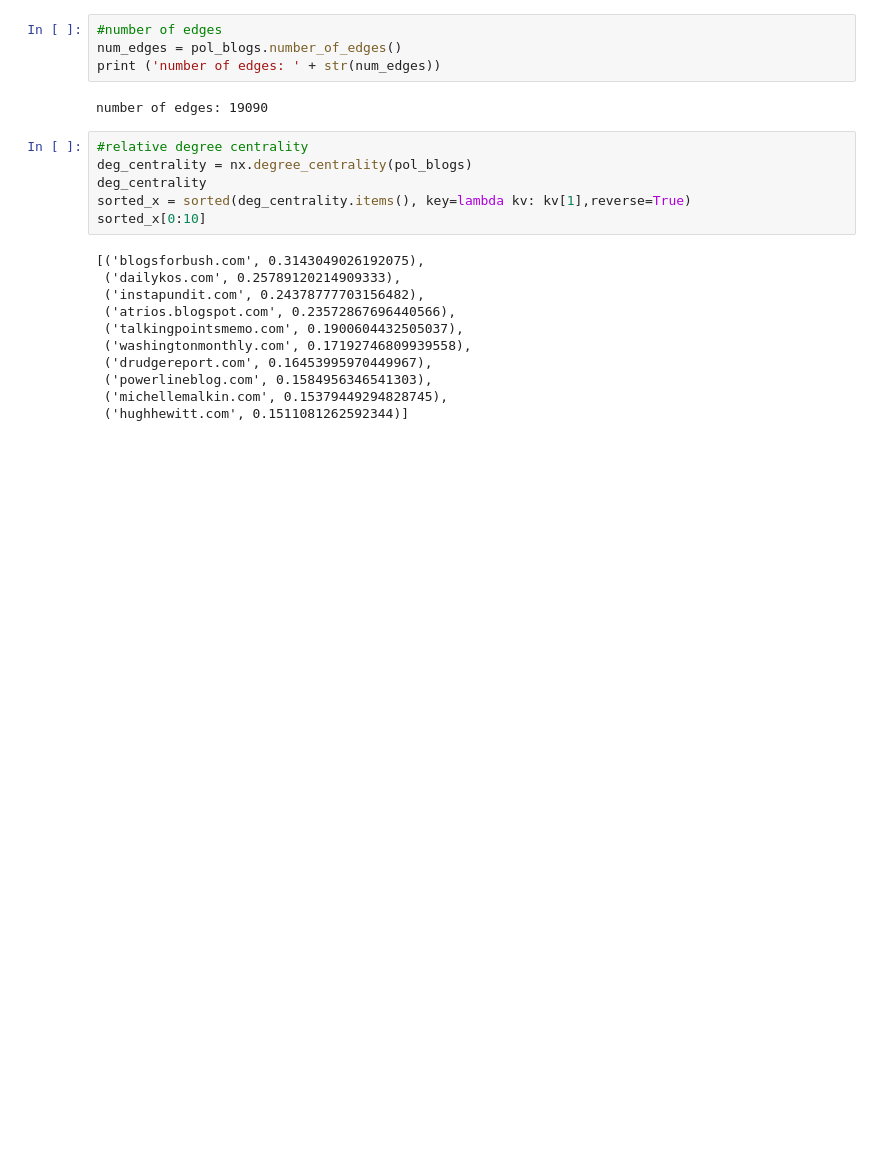
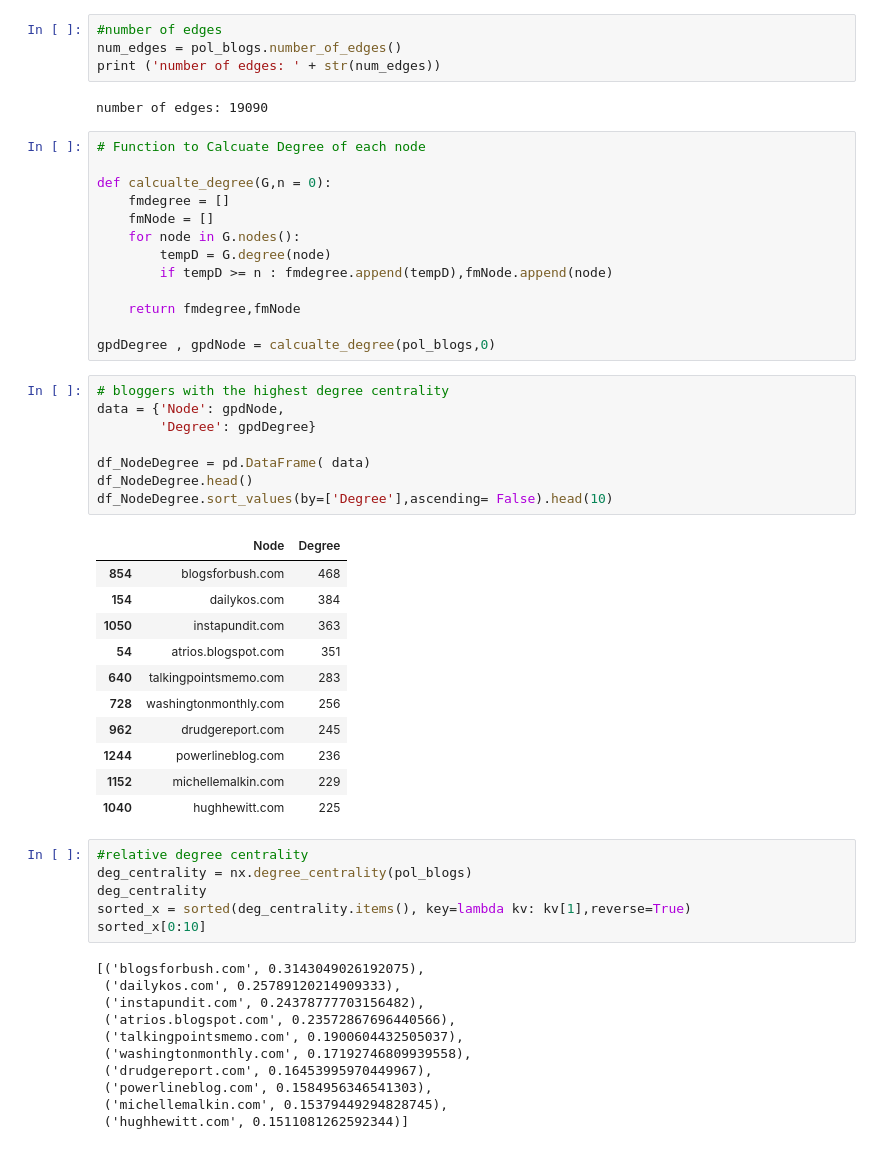
Before and after one commit to Rajwantmishra/620Group, a Jupyter notebook: Project1-19Jun/Week 2 Assignment 2 Political Blogs.ipynb, the cells around one changed output. Cells and saved outputs as stored; diff of their text form; blank space fills up the shorter version.

```diff
--- a/Project1-19Jun/Week 2 Assignment 2 Political Blogs.ipynb
+++ b/Project1-19Jun/Week 2 Assignment 2 Political Blogs.ipynb
@@ -38,6 +39,39 @@ num_edges = pol_blogs.number_of_edges()
 print ('number of edges: ' + str(num_edges))
 # %% [output]
 number of edges: 19090
+# %%
+# Function to Calcuate Degree of each node
+
+def calcualte_degree(G,n = 0):
+    fmdegree = []
+    fmNode = []
+    for node in G.nodes():
+        tempD = G.degree(node)
+        if tempD >= n : fmdegree.append(tempD),fmNode.append(node)
+
+    return fmdegree,fmNode
+
+gpdDegree , gpdNode = calcualte_degree(pol_blogs,0)
+# %%
+# bloggers with the highest degree centrality
+data = {'Node': gpdNode,
+        'Degree': gpdDegree}
+
+df_NodeDegree = pd.DataFrame( data)
+df_NodeDegree.head()
+df_NodeDegree.sort_values(by=['Degree'],ascending= False).head(10)
+# %% [output]
+|  | Node | Degree |
+| 854 | blogsforbush.com | 468 |
+| 154 | dailykos.com | 384 |
+| 1050 | instapundit.com | 363 |
+| 54 | atrios.blogspot.com | 351 |
+| 640 | talkingpointsmemo.com | 283 |
+| 728 | washingtonmonthly.com | 256 |
+| 962 | drudgereport.com | 245 |
+| 1244 | powerlineblog.com | 236 |
+| 1152 | michellemalkin.com | 229 |
+| 1040 | hughhewitt.com | 225 |
 # %%
 #relative degree centrality
 deg_centrality = nx.degree_centrality(pol_blogs)
```
Also changed, not shown: parts of 9 cells of this notebook.
